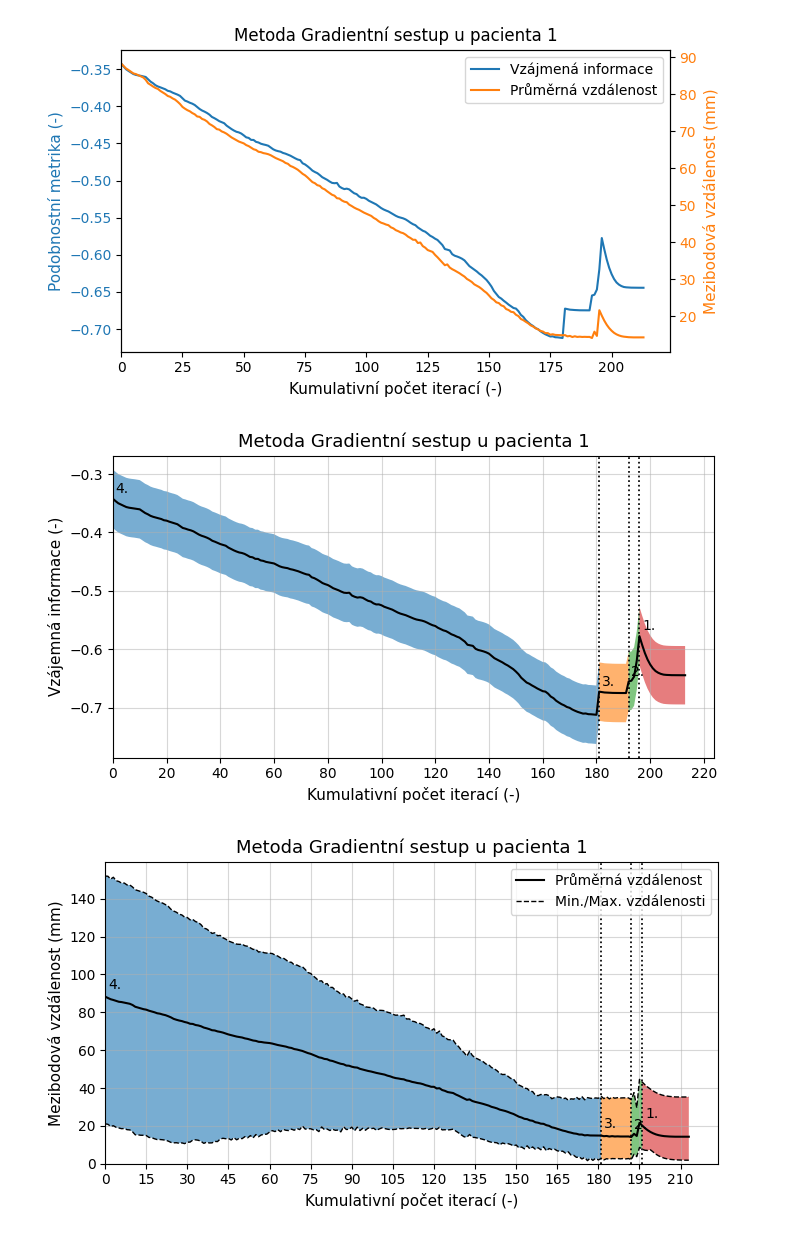
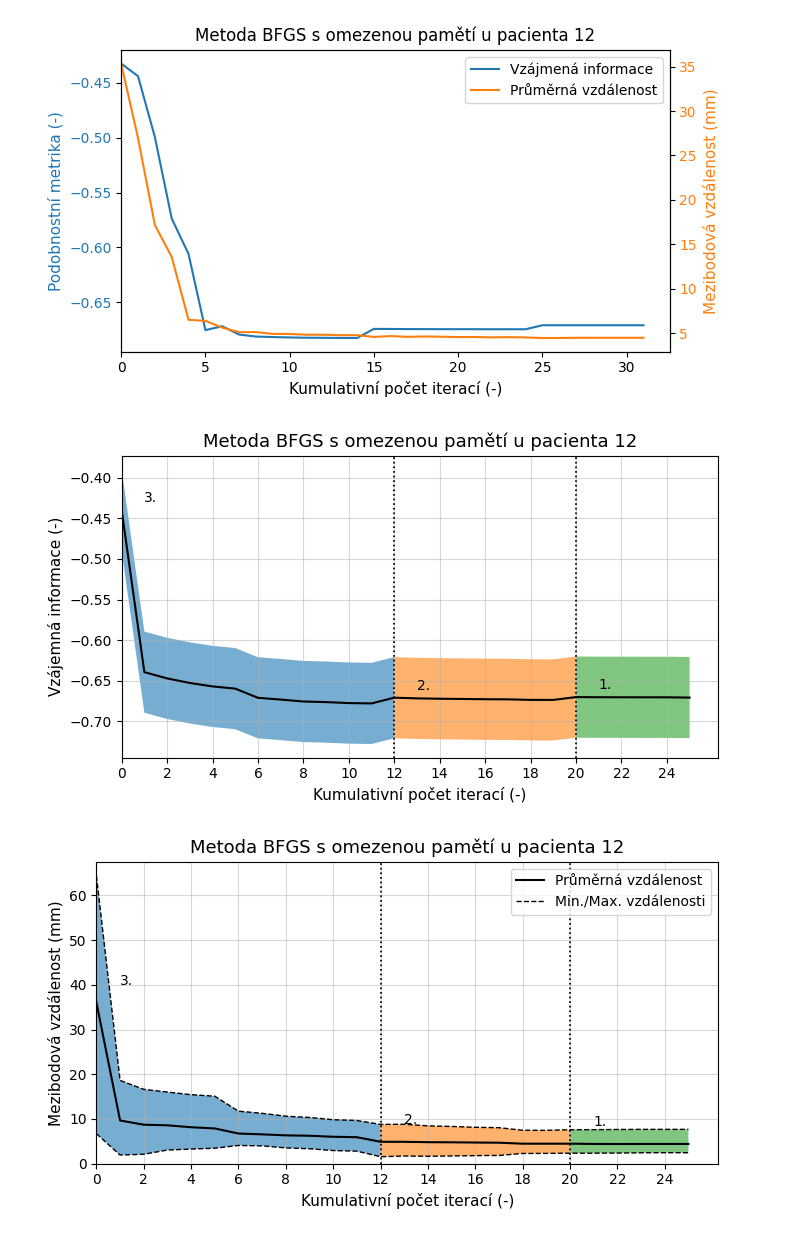
Before and after one commit to Vojtech-Benda/ca_isf, a Jupyter notebook: plotResults.ipynb, the cells around one changed output. Saved outputs shown, nothing was run; the diff lists cells and outputs as text; code cells hidden in the pictures.

```diff
--- a/plotResults.ipynb
+++ b/plotResults.ipynb
@@ -117,5 +182,15 @@ Rozložení mezibodových vzdáleností napříč všemi pacienty podle registra
 # %%
-patientNumber = "01"
+patientNumber = "12"
+regMethodDir = "gradientlbf"
+regMethod = ""
+
+if regMethodDir == "gradient":
+    regMethod = "gradientní sestup"
+elif regMethodDir == "gradientline":
+    regMethod = "gradientní sestup se zlatým řezem"
+elif regMethodDir == "gradientlbf":
+    regMethod = "BFGS s omezenou pamětí"
+
 regDir = os.path.join(os.getcwd(), f"input_files\\pacient_{patientNumber}\\registration\\{regMethodDir}\\")
 
 regInfoFile = np.load(os.path.join(regDir, f"pacient{patientNumber}registrationInfo{view.upper()}.npz"))
@@ -124,6 +199,13 @@ colors = list(mcolors.TABLEAU_COLORS.values())
 regInfo = {key: regInfoFile[key] for key in regInfoFile.files}
 errorsInfo = {key: errorsInfoFile[key] for key in errorsInfoFile.files}
 
+meanErrorValues = [np.load(f"input_files\\pacient_{patientNumber}\\registration\\gradient\\"
+                        f"pacient{patientNumber}ErrorsInfo{view.upper()}.npz")["meanValues"],
+                np.load(f"input_files\\pacient_{patientNumber}\\registration\\gradientline\\"
+                        f"pacient{patientNumber}ErrorsInfo{view.upper()}.npz")["meanValues"],
+                np.load(f"input_files\\pacient_{patientNumber}\\registration\\gradientlbf\\"
+                        f"pacient{patientNumber}ErrorsInfo{view.upper()}.npz")["meanValues"]]
+
 metricValues = [np.load(f"input_files\\pacient_{patientNumber}\\registration\\gradient\\"
                         f"pacient{patientNumber}registrationInfo{view.upper()}.npz")["metricValues"],
                 np.load(f"input_files\\pacient_{patientNumber}\\registration\\gradientline\\"
@@ -172,6 +258,9 @@ def plotMetricAndError(metric_values, mean_errors, multires_iters,
     ax_metric_tre.tick_params(axis="y", labelcolor=color1)
     twin1.set_ylabel("Mezibodová vzdálenost (mm)", fontsize=11, color=color2)
     twin1.tick_params(axis="y", labelcolor=color2)
+    ax_metric_tre.set_xticks(np.arange(0, iters.shape[0], 5))
+    #ax_metric_tre.set_yticks(np.arange(-0.25, -0.66, -0.05))
+    #twin1.set_yticks(np.arange(0, 30, 5))
 
     """
     ax_metric_tre.set_xlim([0, None])
@@ -209,11 +298,15 @@ def plotMetricAndError(metric_values, mean_errors, multires_iters,
     fig_metric_tre.tight_layout()
     plt.show()
 
+    if save:
+        fig_metric_tre.savefig(f"graficke_vystupy\\pacient_{pat_number}\\pacient{pat_number}MetricAndError.pdf",
+                               bbox_inches="tight")
 
-plotMetricAndError(metricValues[0], errorsInfo["meanValues"], regInfo["multiresIters"],
-                   regMethod, patientNumber)
+
+plotMetricAndError(metricValues[1], meanErrorValues[1], regInfo["multiresIters"],
+                   regMethod, patientNumber, save=True)
 # %% [output]
-[figure, old version]
+[figure, new version]
 # %%
 def plotMetricValues(metric_values, multires_iters, shrink_factors, smooth_sigmas,
                      pat_number, reg_method, save=False):
@@ -233,6 +326,9 @@ def plotMetricValues(metric_values, multires_iters, shrink_factors, smooth_sigma
                                    metric_values[multi_iter:iters[-1] + 1] - 0.05,
                                    metric_values[multi_iter:iters[-1] + 1] + 0.05,
                                    facecolor=colors[indx], alpha=0.6)
+
+    ax_metric.set_xticks(np.arange(0, len(metric_values), 2))
+    # ax_metric.set_yticks(np.arange(-0.5, -0.75, -0.04))
 
     ax_metric.set_xlim([0, None])
     ax_metric.set_ylim([None, None])
@@ -277,21 +373,23 @@ def plotMetricValues(metric_values, multires_iters, shrink_factors, smooth_sigma
     ax_metric.set_xlabel("Kumulativní počet iterací (-)", fontsize=11)
     ax_metric.set_ylabel("Vzájemná informace (-)", fontsize=11)
     ax_metric.set_title(f"Metoda {reg_method} u pacienta {int(pat_number)}", fontsize=13)
-    ax_metric.set_xticks(np.arange(0, len(metric_values) + 10, 20))
+    # ax_metric.set_xticks(np.arange(0, len(metric_values), 4))
+    # ax_metric.set_yticks(np.arange(-0.5, -0.75, -0.04))
     ax_metric.grid(alpha=0.5)
     #ax_metric.legend()
     fig_metric.tight_layout()
     plt.show()
 
     if save:
-        fig_metric.savefig(f"{regDir}pacient{patientNumber}MutInf{view.upper()}.pdf", bbox_inches="tight")
+        fig_metric.savefig(f"graficke_vystupy\\pacient_{pat_number}\\pacient{pat_number}BestMetric.pdf",
+                           bbox_inches="tight")
 
 
 plotMetricValues(regInfo["metricValues"], regInfo["multiresIters"],
                  regInfo["shrinkFactors"], regInfo["smoothingSigmas"],
-                 patientNumber, regMethod, save=saveState)
+                 patientNumber, regMethod, save=True)
 # %% [output]
-[figure, old version]
+[figure, new version]
 # %%
 def plotRegistrationErrors(mean_errors, min_errors, max_errors,
                            metric_values, multires_iters,
@@ -314,38 +412,38 @@ def plotRegistrationErrors(mean_errors, min_errors, max_errors,
                                    min_errors[multi_iter:iters[-1] + 1],
                                    max_errors[multi_iter:iters[-1] + 1],
                                    facecolor=colors[indx], alpha=0.6)
     ax_tre.set_xlim([0, None])
     ax_tre.set_ylim([0, None])
     ax_ylim = ax_tre.get_ylim()
     ax_tre.vlines(multires_iters, ax_ylim[0], ax_ylim[1],
                   ls="dotted", lw=1.25, colors="black") # min_errors[multires_iters], max_errors[multires_iters],
 
     levels = [level for level in range(len(multires_iters), 0, -1)]
     for level, multi_iter in zip(levels, multires_iters):
         ax_tre.annotate(f"{level}.", (multi_iter + 1, mean_errors[multi_iter] + 4))
 
     ax_tre.set_xlabel("Kumulativní počet iterací (-)", fontsize=11)
     ax_tre.set_ylabel("Mezibodová vzdálenost (mm)", fontsize=11)
     ax_tre.set_title(f"Metoda {reg_method} u pacienta {int(pat_number)}", fontsize=13)
-    ax_tre.set_xticks(np.arange(0, len(metric_values) + 10, 15))
-    #ax_tre.set_yticks(np.arange(0, max_errors.max(), 10))
+    ax_tre.set_xticks(np.arange(0, len(metric_values), 2))
+    #ax_tre.set_yticks(np.arange(0, max_errors.max(), 15))
     # ax_tre.set_xlim([0, None])
     # ax_tre.set_ylim([0, None])
     ax_tre.grid(alpha=0.5)
     ax_tre.legend()
     fig_tre.tight_layout()
 
     plt.show()
 
     if save:
-        fig_tre.savefig(f"{regDir}pacient{patientNumber}Tre{view.upper()}.pdf", bbox_inches="tight")
+        fig_tre.savefig(f"graficke_vystupy\\pacient_{pat_number}\\pacient{pat_number}BestTre.pdf", bbox_inches="tight")
 
 
 plotRegistrationErrors(errorsInfo["meanValues"], errorsInfo["minValues"],
                        errorsInfo["maxValues"], regInfo["metricValues"],
-                       regInfo["multiresIters"], patientNumber, regMethod, save=saveState)
+                       regInfo["multiresIters"], patientNumber, regMethod, save=True)
 # %% [output]
-[figure, old version]
+[figure, new version]
 # %%
 def plotPatientErrorBox(patient_errors, reg_stages, pat_number, save=False):
     fig_box, ax_box = plt.subplots(1, 1, figsize=(9, 4))
```
Also changed, not shown: parts of 9 cells of this notebook, 4 other files.
